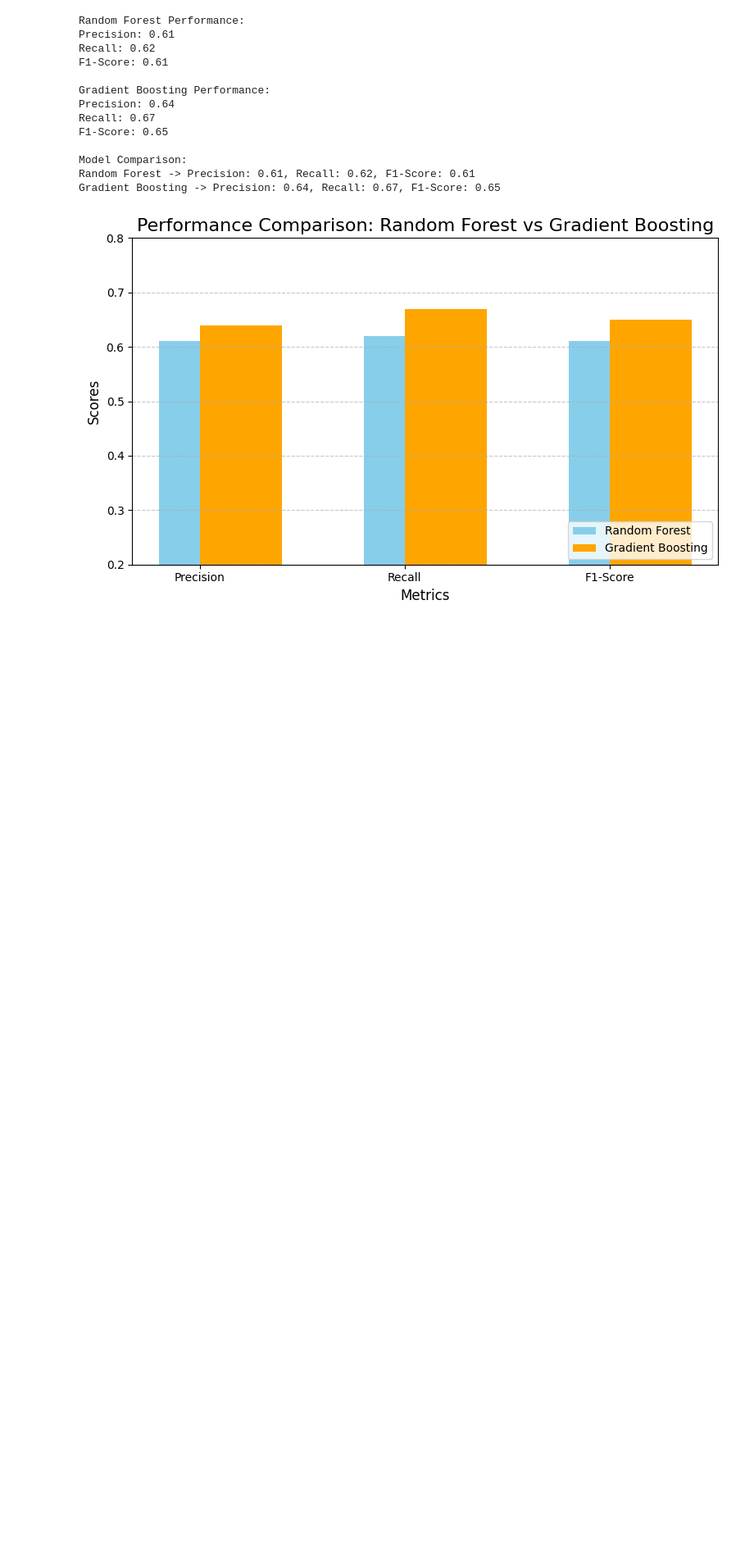
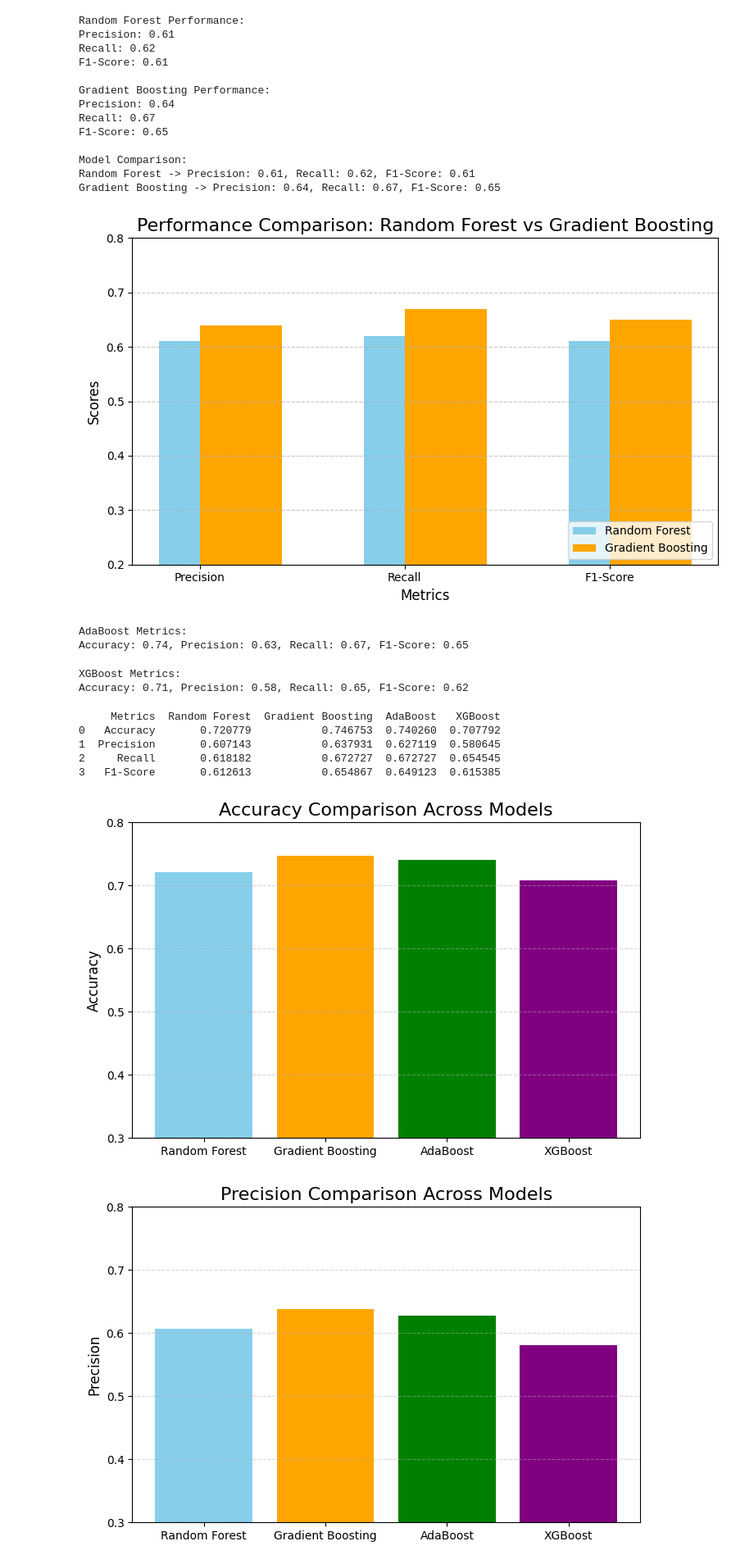
Before and after one commit to aman-makode-11/MLPractice, a Jupyter notebook: Pract7.ipynb, the cells around one changed output. Shown at 82% size. Saved outputs shown, nothing was run; the diff lists cells and outputs as text; code cells hidden in the pictures; blank space fills up the shorter version.

```diff
--- a/Pract7.ipynb
+++ b/Pract7.ipynb
@@ -165,0 +171,77 @@ plt.show()
+# %%
+#Implement Adaboost
+ada_model = AdaBoostClassifier(n_estimators=100, random_state=42)
+ada_model.fit(X_train, y_train)
+ada_predictions = ada_model.predict(X_test)
+
+# Metrics
+ada_accuracy = accuracy_score(y_test, ada_predictions)
+ada_precision = precision_score(y_test, ada_predictions)
+ada_recall = recall_score(y_test, ada_predictions)
+ada_f1 = f1_score(y_test, ada_predictions)
+
+print("AdaBoost Metrics:")
+print(f"Accuracy: {ada_accuracy:.2f}, Precision: {ada_precision:.2f}, Recall: {ada_recall:.2f}, F1-Score: {ada_f1:.2f}")
+# %% [output]
+AdaBoost Metrics:
+Accuracy: 0.74, Precision: 0.63, Recall: 0.67, F1-Score: 0.65
+# %%
+#Implement XDboost
+xgb_model = XGBClassifier(n_estimators=100, eval_metric='logloss', random_state=42)
+xgb_model.fit(X_train, y_train)
+xgb_predictions = xgb_model.predict(X_test)
+
+# Metrics
+xgb_accuracy = accuracy_score(y_test, xgb_predictions)
+xgb_precision = precision_score(y_test, xgb_predictions)
+xgb_recall = recall_score(y_test, xgb_predictions)
+xgb_f1 = f1_score(y_test, xgb_predictions)
+
+print("XGBoost Metrics:")
+print(f"Accuracy: {xgb_accuracy:.2f}, Precision: {xgb_precision:.2f}, Recall: {xgb_recall:.2f}, F1-Score: {xgb_f1:.2f}")
+# %% [output]
+XGBoost Metrics:
+Accuracy: 0.71, Precision: 0.58, Recall: 0.65, F1-Score: 0.62
+# %%
+metrics = ['Accuracy', 'Precision', 'Recall', 'F1-Score']
+
+rf_results = [accuracy_score(y_test, rf_predictions), precision_score(y_test, rf_predictions), recall_score(y_test, rf_predictions), f1_score(y_test, rf_predictions)]
+gb_results = [accuracy_score(y_test, gb_predictions), precision_score(y_test, gb_predictions), recall_score(y_test, gb_predictions), f1_score(y_test, gb_predictions)]
+ada_results = [ada_accuracy, ada_precision, ada_recall, ada_f1]
+xgb_results = [xgb_accuracy, xgb_precision, xgb_recall, xgb_f1]
+
+results = pd.DataFrame({
+    'Metrics': metrics,
+    'Random Forest': rf_results,
+    'Gradient Boosting': gb_results,
+    'AdaBoost': ada_results,
+    'XGBoost': xgb_results
+})
+
+print(results)
+# %% [output]
+     Metrics  Random Forest  Gradient Boosting  AdaBoost   XGBoost
+0   Accuracy       0.720779           0.746753  0.740260  0.707792
+1  Precision       0.607143           0.637931  0.627119  0.580645
+2     Recall       0.618182           0.672727  0.672727  0.654545
+3   F1-Score       0.612613           0.654867  0.649123  0.615385
+# %%
+models = ['Random Forest', 'Gradient Boosting', 'AdaBoost', 'XGBoost']
+scores = {
+    'Accuracy': [rf_results[0], gb_results[0], ada_results[0], xgb_results[0]],
+    'Precision': [rf_results[1], gb_results[1], ada_results[1], xgb_results[1]],
+    'Recall': [rf_results[2], gb_results[2], ada_results[2], xgb_results[2]],
+    'F1-Score': [rf_results[3], gb_results[3], ada_results[3], xgb_results[3]]
+}
+
+for metric, score in scores.items():
+    plt.figure(figsize=(8, 5))
+    plt.bar(models, score, color=['skyblue', 'orange', 'green', 'purple'])
+    plt.title(f'{metric} Comparison Across Models', fontsize=16)
+    plt.ylabel(f'{metric}', fontsize=12)
+    plt.ylim(0.3, 0.8)
+    plt.grid(axis='y', linestyle='--', alpha=0.5)
+    plt.show()
+# %% [output]
+[figure, added]
+[figure, added]
```
Also changed, not shown: parts of 2 cells of this notebook.
